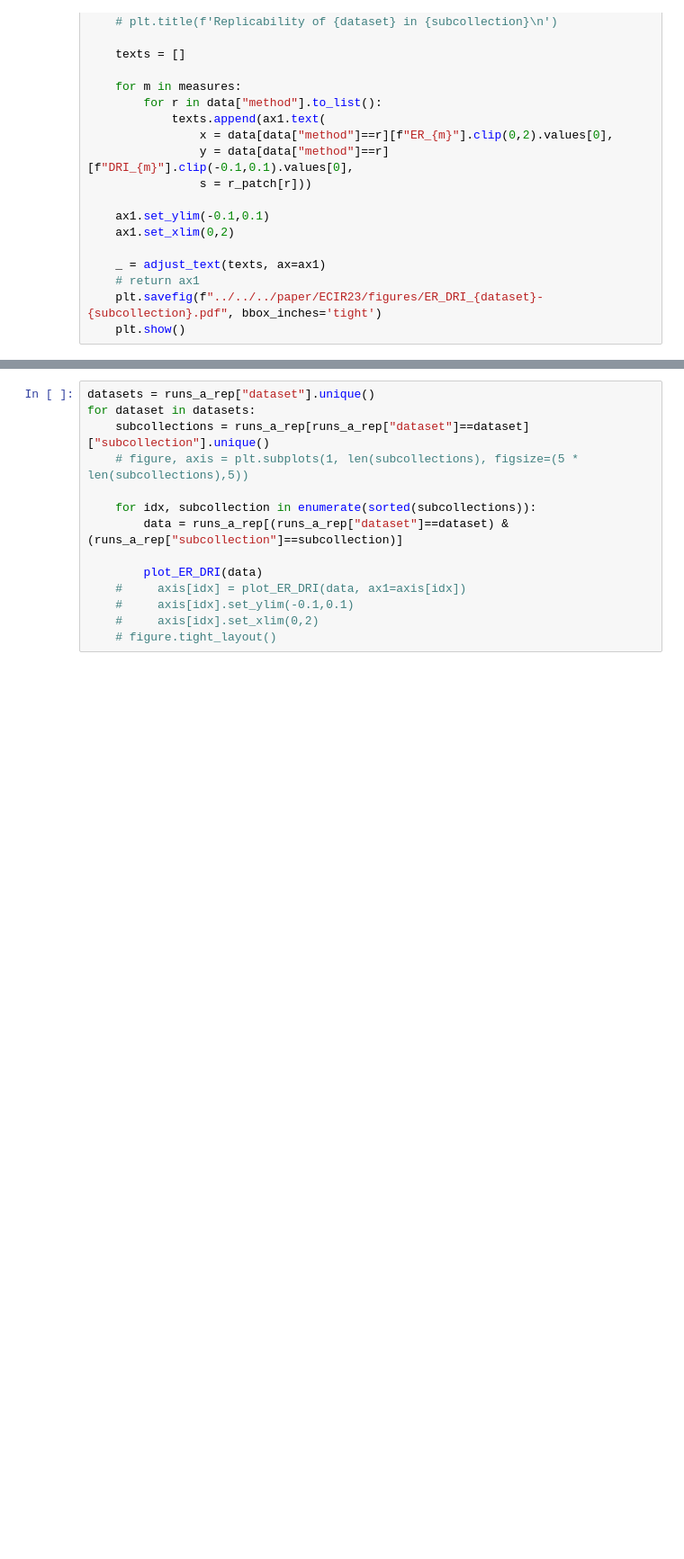
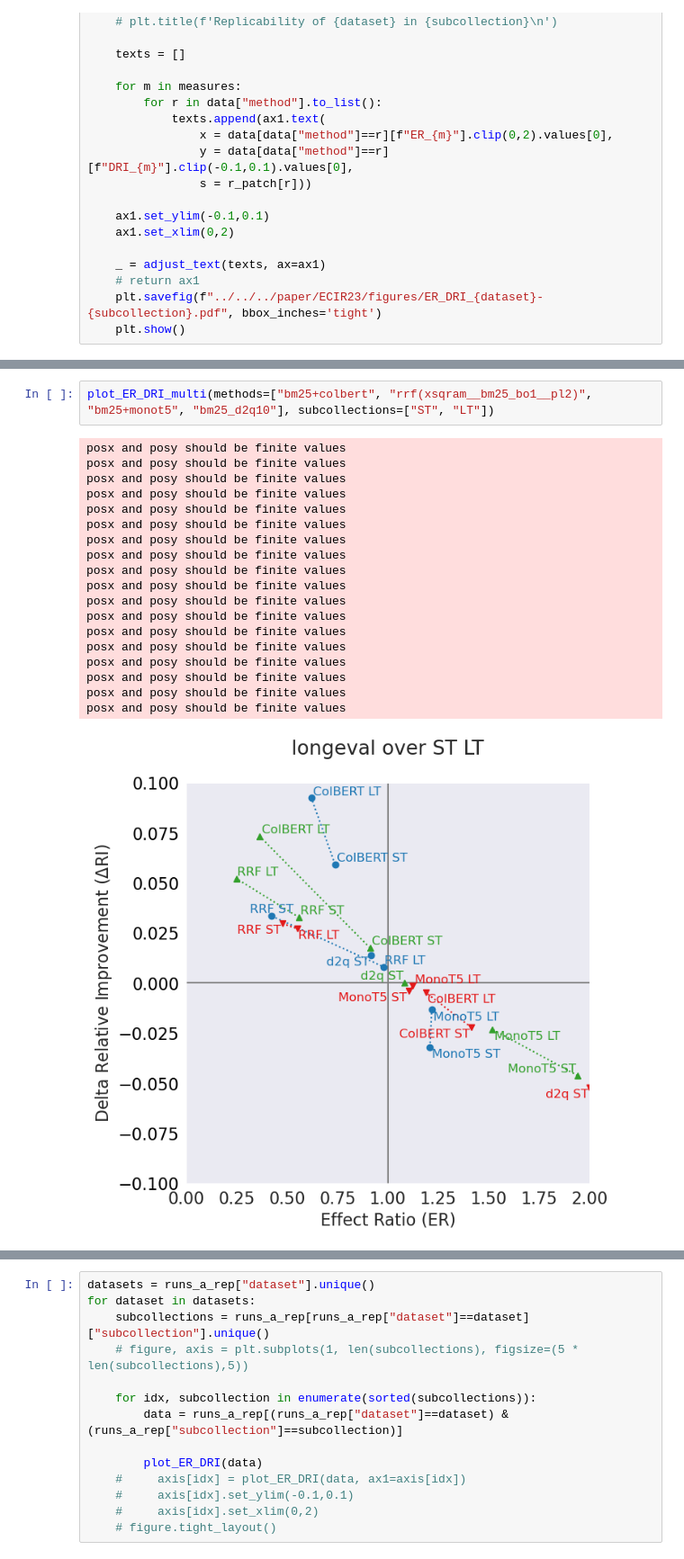
Before and after one commit to irgroup/Temporal-Change, a Jupyter notebook: evaluation/ARP.ipynb, the cells around one changed output, grey strips where cells are left out. Shown at 90% size. Drawn from its saved outputs; the diff is of its cells as text; blank space fills up the shorter version.

```diff
--- a/evaluation/ARP.ipynb
+++ b/evaluation/ARP.ipynb
@@ -400,0 +710,22 @@ def plot_ER_DRI(data):
+# %%
+plot_ER_DRI_multi(methods=["bm25+colbert", "rrf(xsqram__bm25_bo1__pl2)", "bm25+monot5", "bm25_d2q10"], subcollections=["ST", "LT"])
+# %% [output]
+posx and posy should be finite values
+posx and posy should be finite values
+posx and posy should be finite values
+posx and posy should be finite values
+posx and posy should be finite values
+posx and posy should be finite values
+posx and posy should be finite values
+posx and posy should be finite values
+posx and posy should be finite values
+posx and posy should be finite values
+posx and posy should be finite values
+posx and posy should be finite values
+posx and posy should be finite values
+posx and posy should be finite values
+posx and posy should be finite values
+posx and posy should be finite values
+posx and posy should be finite values
+posx and posy should be finite values
+[figure, added]
```
Also changed, not shown: parts of 21 cells of this notebook, 6 other files.
